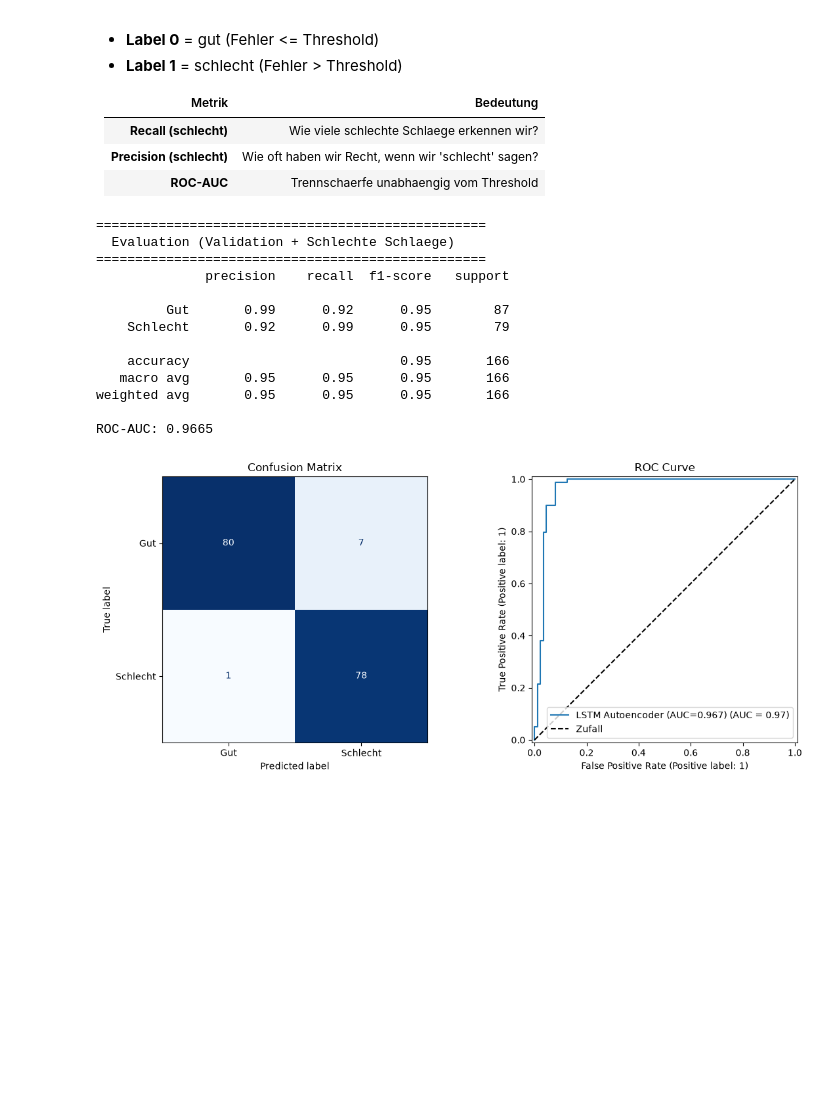
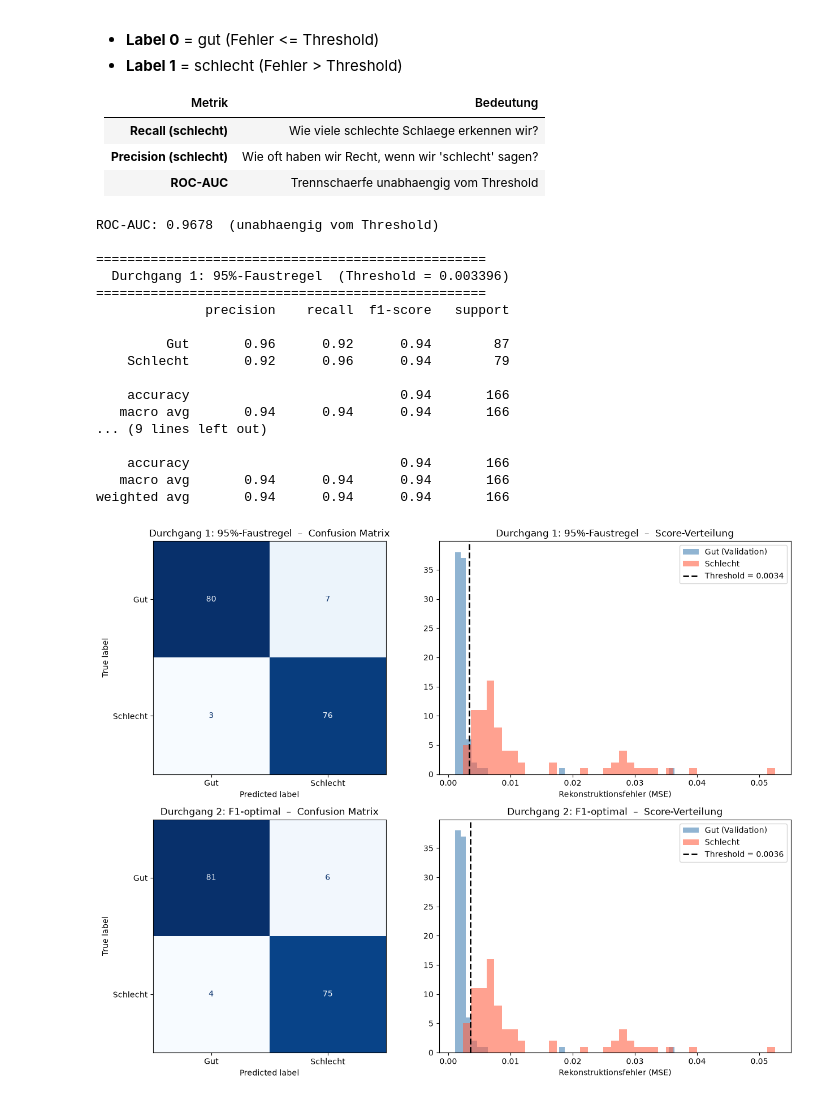
Before and after one commit to clarabri/ML-project, a Jupyter notebook: 3_Model/LSTM Autoencoder.ipynb, the cells around one changed output. Cells and saved outputs as stored; diff of their text form; code cells hidden in the pictures; blank space fills up the shorter version.

```diff
--- a/3_Model/LSTM Autoencoder.ipynb
+++ b/3_Model/LSTM Autoencoder.ipynb
@@ -399,50 +399,68 @@ Wir kombinieren Validierungs-Sequenzen (gut) und schlechte Sequenzen:
 | **Precision (schlecht)** | Wie oft haben wir Recht, wenn wir 'schlecht' sagen? |
 | **ROC-AUC** | Trennschaerfe unabhaengig vom Threshold |
 # %%
+from sklearn.metrics import precision_recall_curve
+
 y_scores = np.concatenate([val_errors, bad_errors])
 y_true   = np.array([0] * len(val_errors) + [1] * len(bad_errors))
-y_pred   = (y_scores > threshold).astype(int)
 
-print('=' * 50)
-print('  Evaluation (Validation + Schlechte Schlaege)')
-print('=' * 50)
-print(classification_report(y_true, y_pred, target_names=['Gut', 'Schlecht']))
+# F1-optimalen Threshold einmalig berechnen
+precision_c, recall_c, thr_c = precision_recall_curve(y_true, y_scores, pos_label=1)
+f1_c         = 2 * (precision_c * recall_c) / (precision_c * recall_c + 1e-8)
+threshold_f1 = thr_c[np.argmax(f1_c)]
 
 auc = roc_auc_score(y_true, y_scores)
-print(f'ROC-AUC: {auc:.4f}')
+print(f'ROC-AUC: {auc:.4f}  (unabhaengig vom Threshold)\n')
 
-fig, axes = plt.subplots(1, 2, figsize=(12, 5))
+# --- Loop: erst Faustregel, dann F1-optimal ---
+configs = [
+    ('95%-Faustregel', threshold),
+    ('F1-optimal',     threshold_f1),
+]
 
-ConfusionMatrixDisplay(
-    confusion_matrix(y_true, y_pred),
-    display_labels=['Gut', 'Schlecht']
-).plot(ax=axes[0], colorbar=False, cmap='Blues')
-axes[0].set_title('Confusion Matrix')
+fig, axes = plt.subplots(2, 2, figsize=(13, 10))
 
-RocCurveDisplay.from_predictions(
-    y_true, y_scores,
-    name=f'LSTM Autoencoder (AUC={auc:.3f})',
-    ax=axes[1]
-)
-axes[1].plot([0, 1], [0, 1], 'k--', label='Zufall')
-axes[1].set_title('ROC Curve')
-axes[1].legend()
+for i, (label, thr) in enumerate(configs):
+    y_pred = (y_scores > thr).astype(int)
+
+    print(f'{"=" * 50}')
+    print(f'  Durchgang {i+1}: {label}  (Threshold = {thr:.6f})')
+    print(f'{"=" * 50}')
+    print(classification_report(y_true, y_pred, target_names=['Gut', 'Schlecht']))
+
+    ConfusionMatrixDisplay(
+        confusion_matrix(y_true, y_pred),
+        display_labels=['Gut', 'Schlecht']
+    ).plot(ax=axes[i, 0], colorbar=False, cmap='Blues')
+    axes[i, 0].set_title(f'Durchgang {i+1}: {label}  –  Confusion Matrix')
+
+    axes[i, 1].hist(val_errors, bins=40, alpha=0.6, label='Gut (Validation)', color='steelblue')
+    axes[i, 1].hist(bad_errors, bins=40, alpha=0.6, label='Schlecht',          color='tomato')
+    axes[i, 1].axvline(thr, color='black', linestyle='--', linewidth=2,
+                       label=f'Threshold = {thr:.4f}')
+    axes[i, 1].set_xlabel('Rekonstruktionsfehler (MSE)')
+    axes[i, 1].set_title(f'Durchgang {i+1}: {label}  –  Score-Verteilung')
+    axes[i, 1].legend()
 
 plt.tight_layout()
 plt.show()
 # %% [output]
+ROC-AUC: 0.9678  (unabhaengig vom Threshold)
+
 ==================================================
-  Evaluation (Validation + Schlechte Schlaege)
+  Durchgang 1: 95%-Faustregel  (Threshold = 0.003396)
 ==================================================
               precision    recall  f1-score   support
 
-         Gut       0.99      0.92      0.95        87
-    Schlecht       0.92      0.99      0.95        79
+         Gut       0.96      0.92      0.94        87
+    Schlecht       0.92      0.96      0.94        79
 
-    accuracy                           0.95       166
-   macro avg       0.95      0.95      0.95       166
-weighted avg       0.95      0.95      0.95       166
+    accuracy                           0.94       166
+   macro avg       0.94      0.94      0.94       166
+... (9 lines left out)
 
-ROC-AUC: 0.9665
+    accuracy                           0.94       166
+   macro avg       0.94      0.94      0.94       166
+weighted avg       0.94      0.94      0.94       166
-[figure, old version]
+[figure, new version]
 # %%
```
Also changed, not shown: parts of 12 cells of this notebook, 1 other file.
